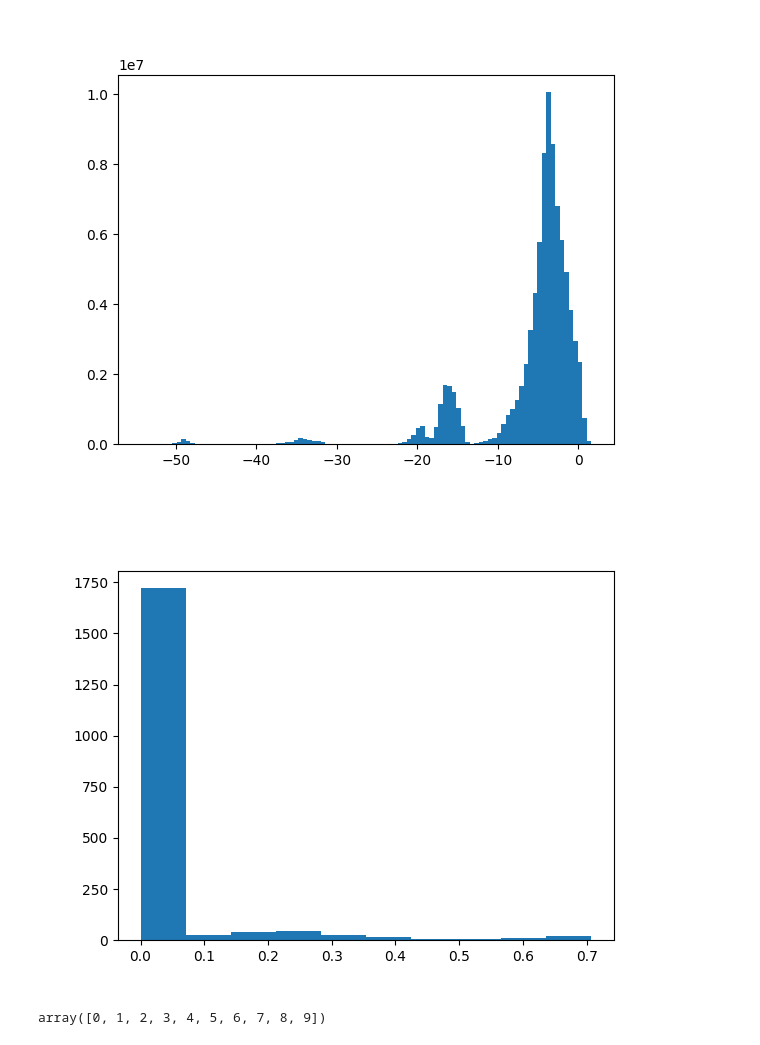
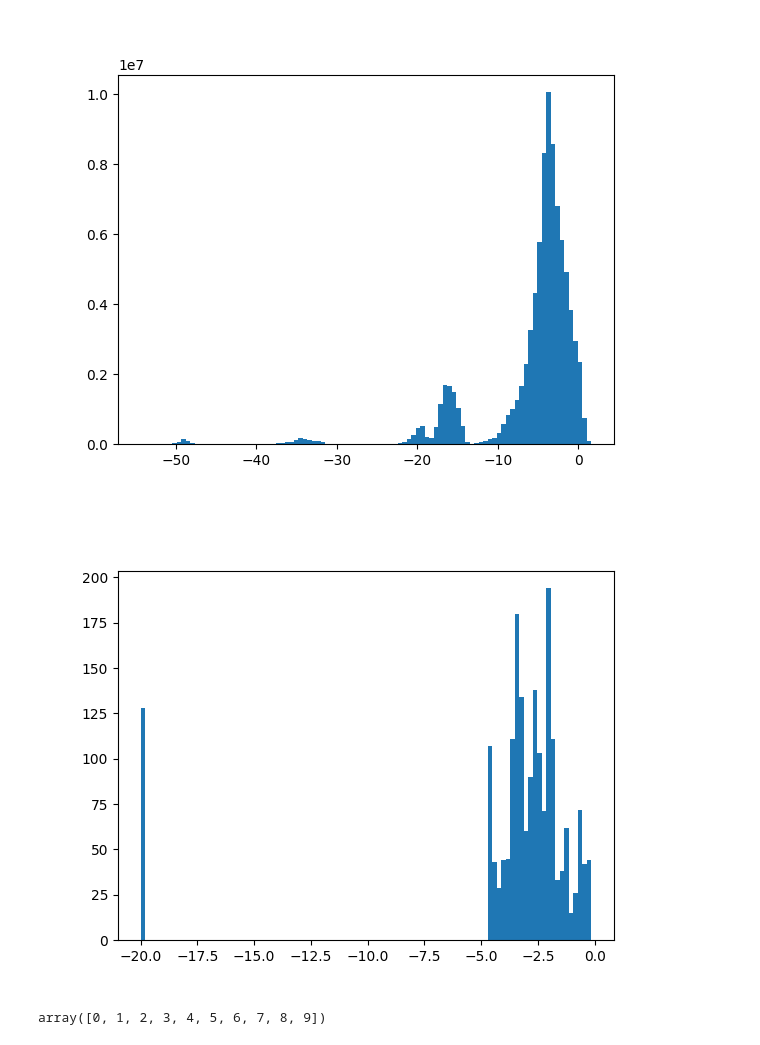
Before and after one commit to AllenInstitute/cplAE_MET, a Jupyter notebook: notebooks/Morphology_PCA.ipynb, the cells around one changed output. Drawn from its saved outputs; the diff is of its cells as text; code cells hidden in the pictures.

```diff
--- a/notebooks/Morphology_PCA.ipynb
+++ b/notebooks/Morphology_PCA.ipynb
@@ -90,10 +97,10 @@ plt.show()
 [figure]
 # %%
 (fig, ax) = plt.subplots(1, 1)
-ax.hist(np.count_nonzero(X_img, 0).flatten() / X_img.shape[0])
+ax.hist(np.log10(np.count_nonzero(X_img, 0).flatten() / X_img.shape[0] + 1e-20), 100)
 plt.show()
 # %% [output]
-[figure, old version]
+[figure, new version]
 # %%
 (non_zero, freq) = np.unique(np.count_nonzero(X, 0), return_counts = True)
 # %%
```
Also changed, not shown: parts of 4 cells of this notebook, 3 other files.
